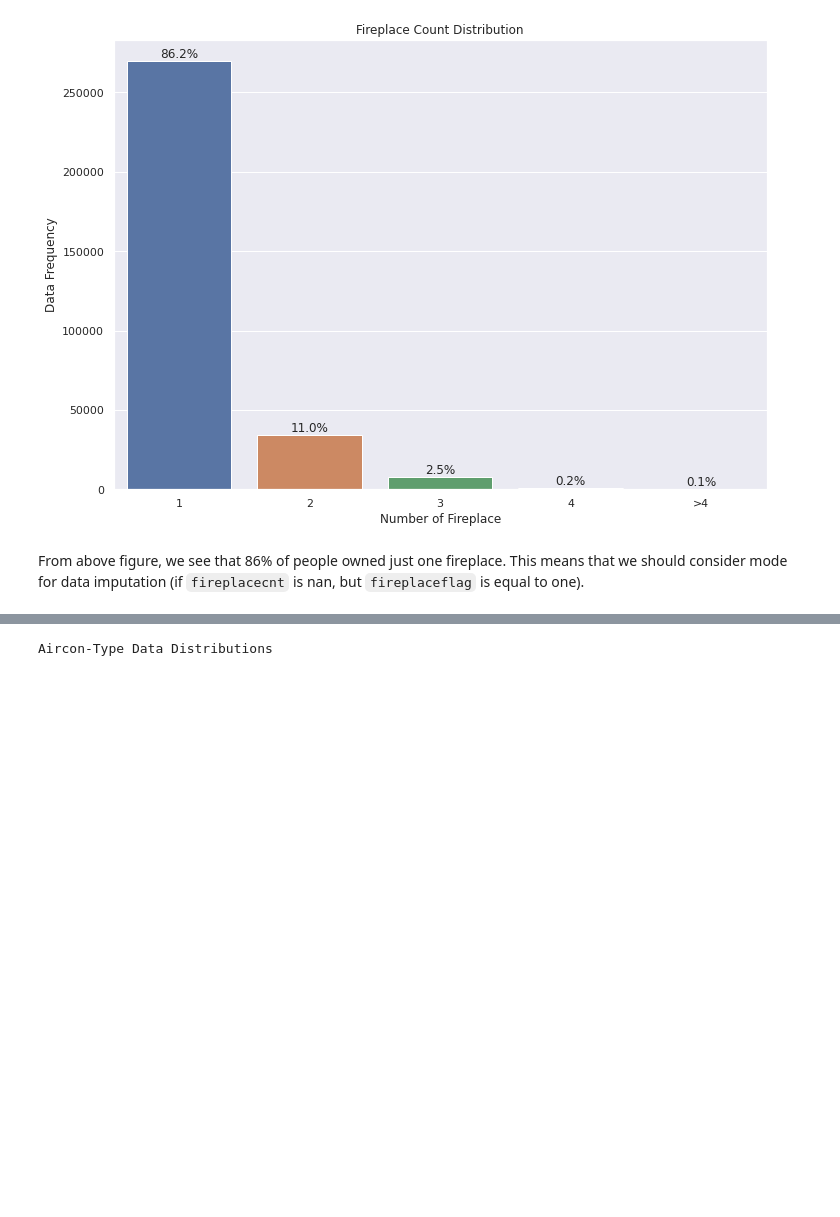
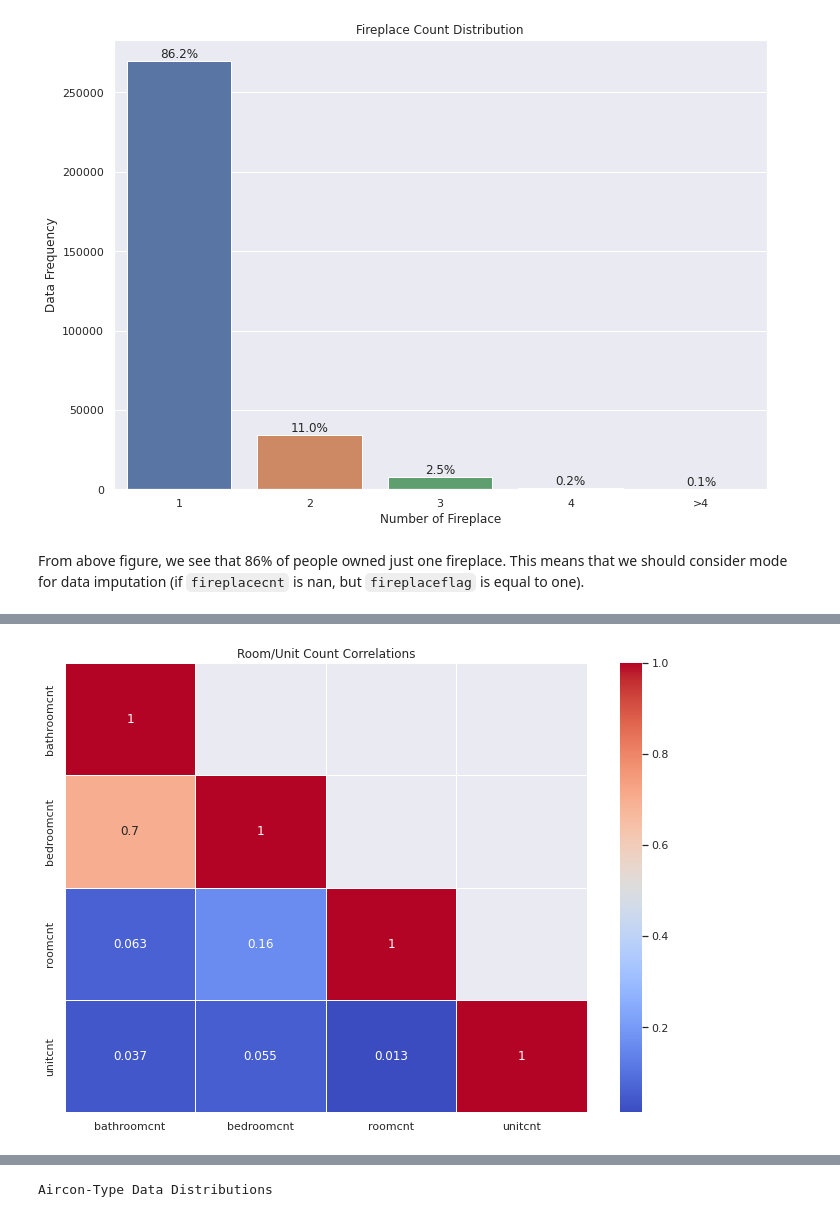
Before and after one commit to suryaParyanta/CZ4041, a Jupyter notebook: notebooks/explanatory_data_analysis.ipynb, the cells around one changed output, grey strips where cells are left out. Cells and saved outputs as stored; diff of their text form; code cells hidden in the pictures; blank space fills up the shorter version.

```diff
--- a/notebooks/explanatory_data_analysis.ipynb
+++ b/notebooks/explanatory_data_analysis.ipynb
@@ -452,0 +527,14 @@ properties[['fips',
+# %%
+# add new features
+location_features['block_id'] = location_features['rawcensustractandblock'] - 1e4 * location_features['fips']
+properties['block_id'] = properties['rawcensustractandblock'] - 1e4 * properties['fips']
+
+drop_columns.add('rawcensustractandblock')
+drop_columns.add('censustractandblock')
+drop_columns.add('fips') # we drop this since the new feature have similar behavior as fips
+drop_columns.add('regionidcounty')
+
+location_features = location_features.drop(columns = ['censustractandblock',
+                                                      'rawcensustractandblock',
+                                                      'fips',
+                                                      'regionidcounty'])
@@ -453,3 +545,10 @@ properties[['fips',
+# %%
+# update longitude column
+properties['longitude'] = properties['latitude'] + properties['longitude']
+
+# free up some memory
+del location_features
+gc.collect();
 # %% [markdown]
 ### 3.8. Property Zoning
 
@@ -487,0 +598,16 @@ All of these features are categorical variables. We observed that there are a lo
+# %%
+room_unit_cols = ['bathroomcnt', 'bedroomcnt', 'roomcnt', 'unitcnt']
+room_unit_corr = properties[room_unit_cols].corr()
+
+mask = np.zeros_like(room_unit_corr, dtype=np.bool)
+mask[np.triu_indices_from(mask)] = True
+mask[np.diag_indices_from(mask)] = False
+
+ax = sns.heatmap(room_unit_corr, mask=mask, linewidths = 0.5, annot=True, cmap='coolwarm')
+ax.set_title("Room/Unit Count Correlations")
+plt.show()
+
+del room_unit_corr, mask
+gc.collect;
+# %% [output]
+[figure, added]
```
Also changed, not shown: parts of 60 cells of this notebook.
